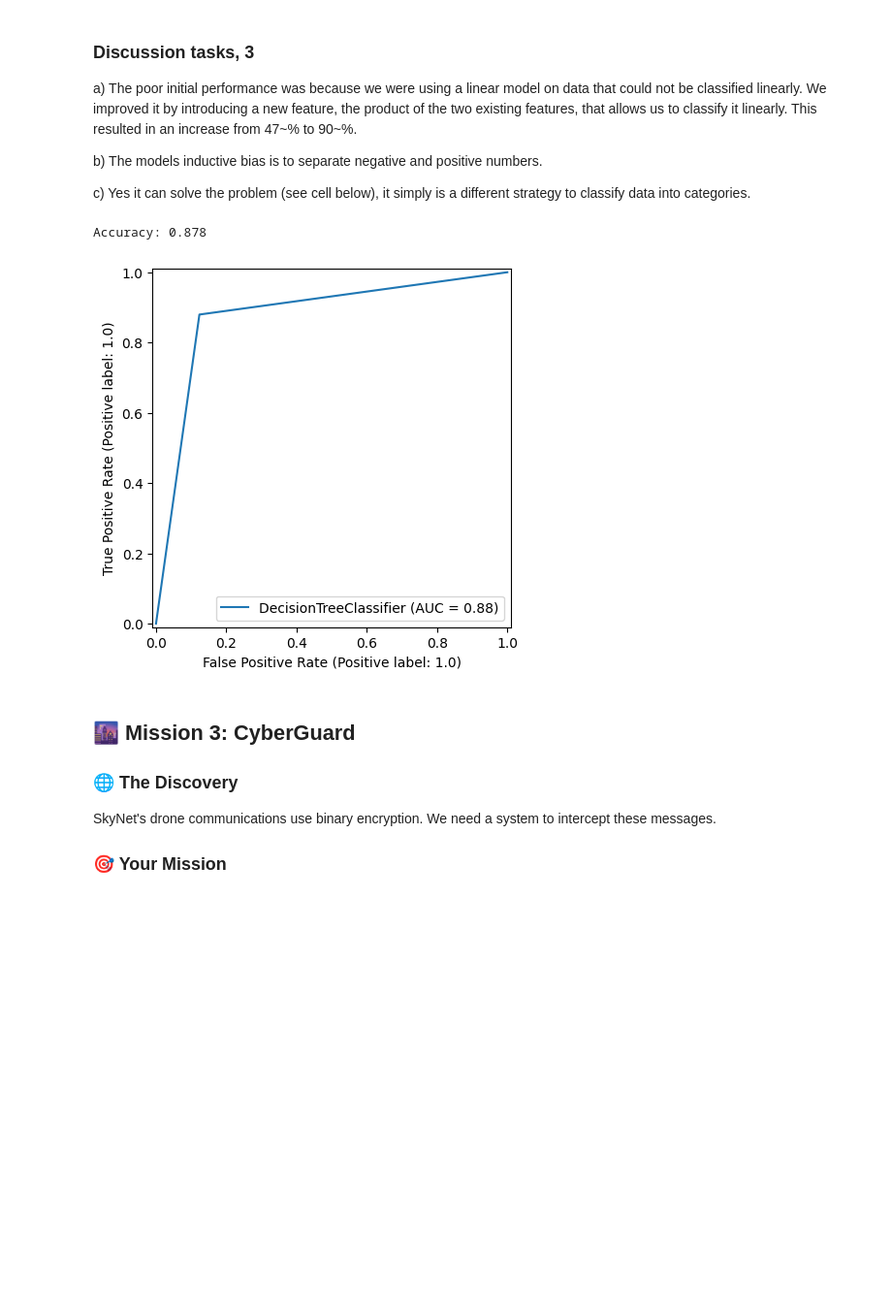
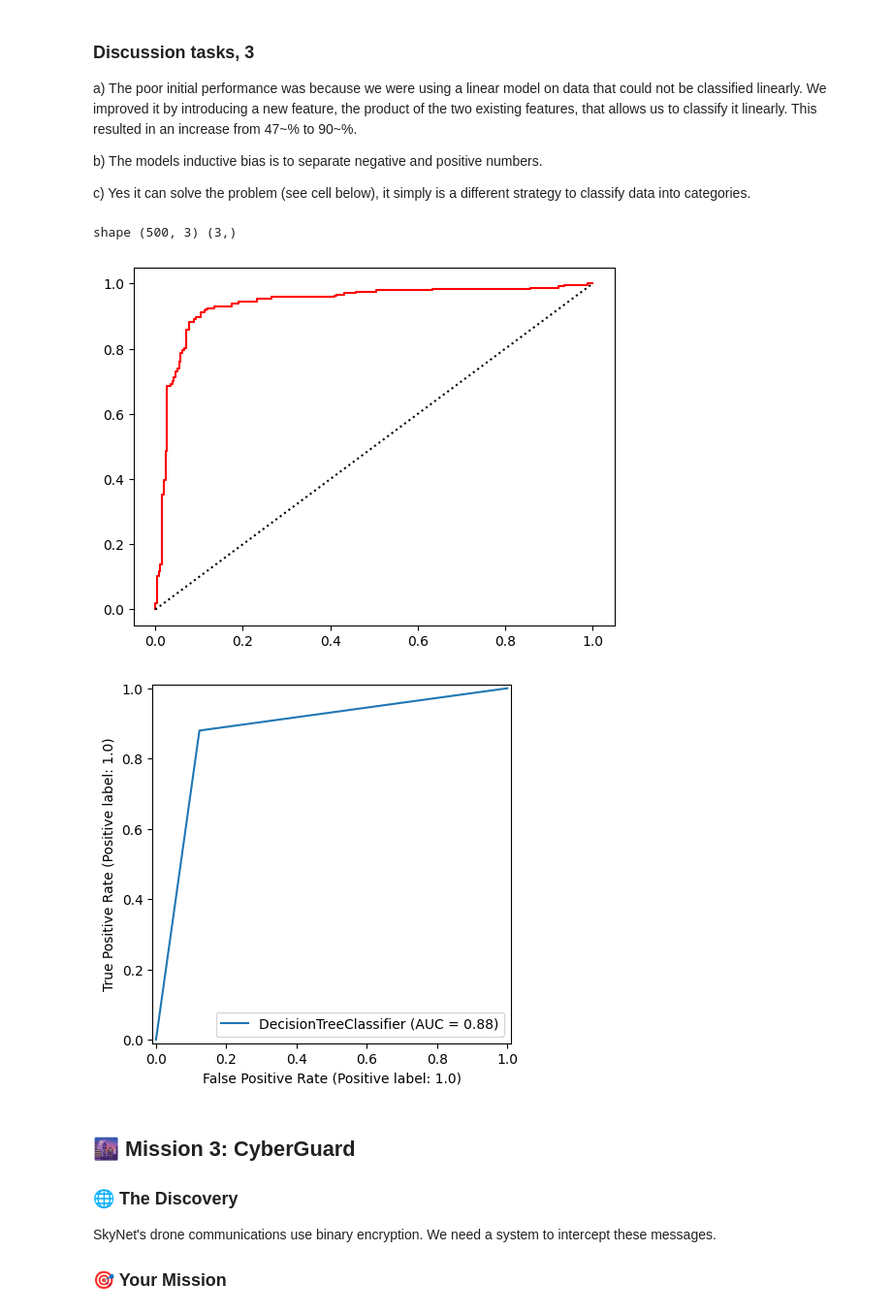
Before and after one commit to Eoely/TDT4172, a Jupyter notebook: a1/Chapter_1.ipynb, the cells around one changed output. Shown at 97% size. Cells and saved outputs as stored; diff of their text form; code cells hidden in the pictures; blank space fills up the shorter version.

Commit message:
"decoding" mission 3, and  ROC curve for lr aswell

```diff
--- a/a1/Chapter_1.ipynb
+++ b/a1/Chapter_1.ipynb
@@ -208,21 +208,27 @@ b) The models inductive bias is to separate negative and positive numbers.
 c) Yes it can solve the problem (see cell below), it simply is a different strategy to classify data into categories.
 # %%
 from sklearn.tree import DecisionTreeClassifier
-from sklearn.metrics import accuracy_score, RocCurveDisplay
+from sklearn.metrics import accuracy_score, RocCurveDisplay, roc_curve, roc_auc_score
 
 classifier = DecisionTreeClassifier(random_state=1)
 classifier.fit(train[['x0', 'x1']], train['y'])
 
 y_pred = classifier.predict(test[['x0', 'x1']])
 
 accuracy = accuracy_score(test['y'], y_pred)
-print(f'Accuracy: {accuracy}')
 
+prob_predictions = lr.predict_proba(test[['x0', 'x1', 'product']])
+fpr, tpr, thresholds =roc_curve(test['y'], prob_predictions, pos_label=1)
+auc = round(roc_auc_score(test['y'], prob_predictions),2)
+plt.plot(fpr, tpr, label=f"ROC curve (AUC={auc})", c="red")
+plt.plot([0,1], [0,1], c="black", ls="dotted", label="Random (AUC=0.5)")
+
+# TODO: This should(?) be the "raw values", not the predicted values
 disp = RocCurveDisplay.from_estimator(classifier, test[['x0', 'x1']], test['y'])
-lr.fit(train[['x0', 'x1']], train['y'])
 # %% [output]
-Accuracy: 0.878
+shape (500, 3) (3,)
-[figure, old version]
+[figure, new version]
+[figure, added]
 # %% [markdown]
 ## 🌆 Mission 3: CyberGuard
 
```
Also changed, not shown: parts of 2 cells of this notebook, 1 other file.
